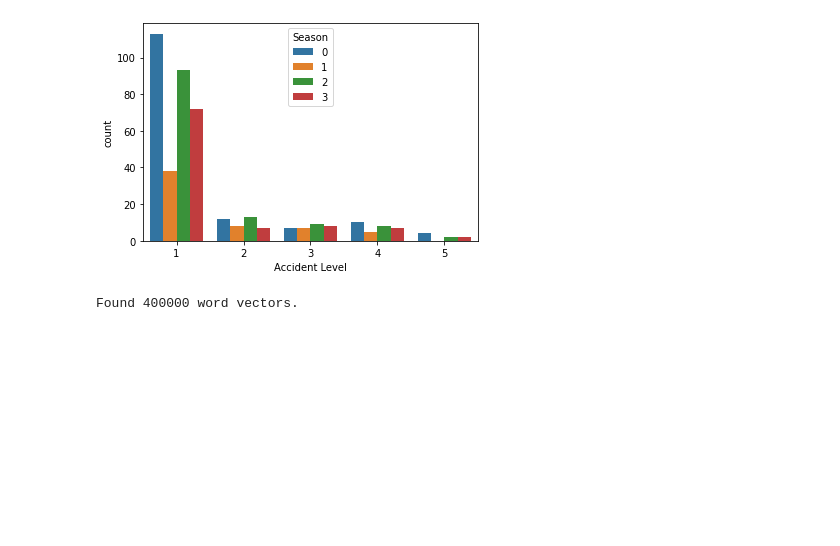
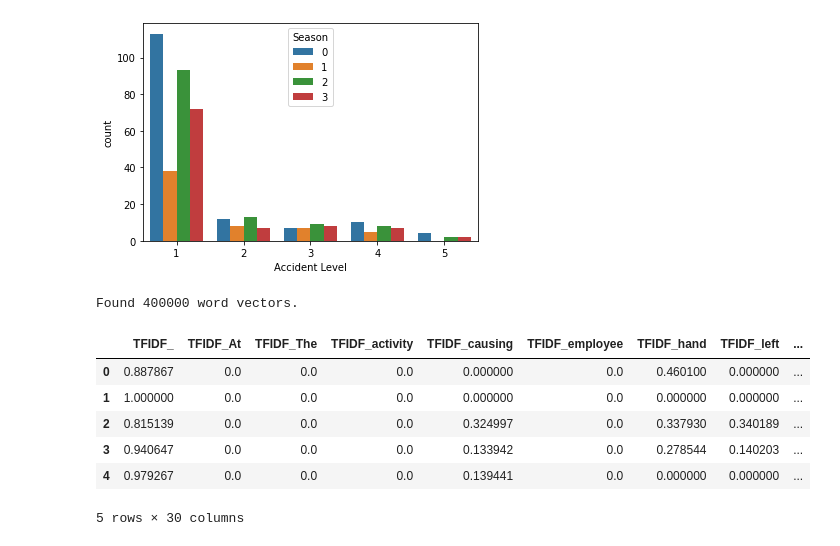
Before and after one commit to vishnu-nitc/NLP-Chatbot, a Jupyter notebook: Capstone_EDA.ipynb, the cells around one changed output. Cells and saved outputs as stored; diff of their text form; code cells hidden in the pictures; blank space fills up the shorter version.

```diff
--- a/Capstone_EDA.ipynb
+++ b/Capstone_EDA.ipynb
@@ -282,0 +308,19 @@ Found 400000 word vectors.
+# %%
+from sklearn.feature_extraction.text import TfidfVectorizer
+ind_tfidf_df = pd.DataFrame()
+for i in [1,2,3]:
+    vec_tfidf = TfidfVectorizer(max_features=10, norm='l2', stop_words='english', lowercase=True, use_idf=True, ngram_range=(i,i),tokenizer=dummy_fn,preprocessor=dummy_fn,token_pattern=None)
+    vec_tfidf.fit(df['Description'])
+    X = vec_tfidf.transform(df['Description']).toarray()
+    tfs = pd.DataFrame(X, columns=["TFIDF_" + n for n in vec_tfidf.get_feature_names()])
+    ind_tfidf_df = pd.concat([ind_tfidf_df.reset_index(drop=True), tfs.reset_index(drop=True)], axis=1)
+
+ind_tfidf_df.head()
+# %% [output]
+|  | TFIDF_ | TFIDF_At | TFIDF_The | TFIDF_activity | TFIDF_causing | TFIDF_employee | TFIDF_hand | TFIDF_left | ... |
+| 0 | 0.887867 | 0.0 | 0.0 | 0.0 | 0.000000 | 0.0 | 0.460100 | 0.000000 | ... |
+| 1 | 1.000000 | 0.0 | 0.0 | 0.0 | 0.000000 | 0.0 | 0.000000 | 0.000000 | ... |
+| 2 | 0.815139 | 0.0 | 0.0 | 0.0 | 0.324997 | 0.0 | 0.337930 | 0.340189 | ... |
+| 3 | 0.940647 | 0.0 | 0.0 | 0.0 | 0.133942 | 0.0 | 0.278544 | 0.140203 | ... |
+| 4 | 0.979267 | 0.0 | 0.0 | 0.0 | 0.139441 | 0.0 | 0.000000 | 0.000000 | ... |
+5 rows × 30 columns
```
Also changed, not shown: parts of 11 cells of this notebook.
